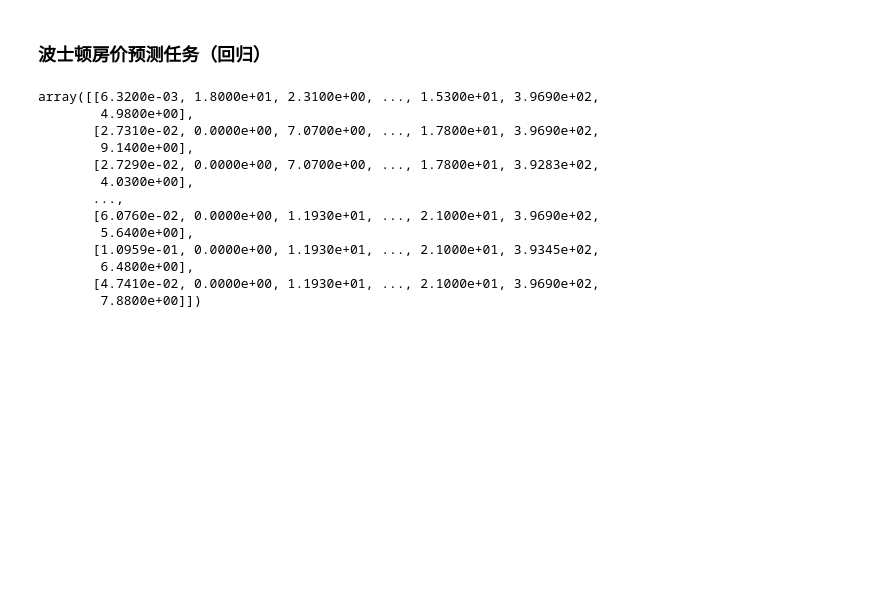
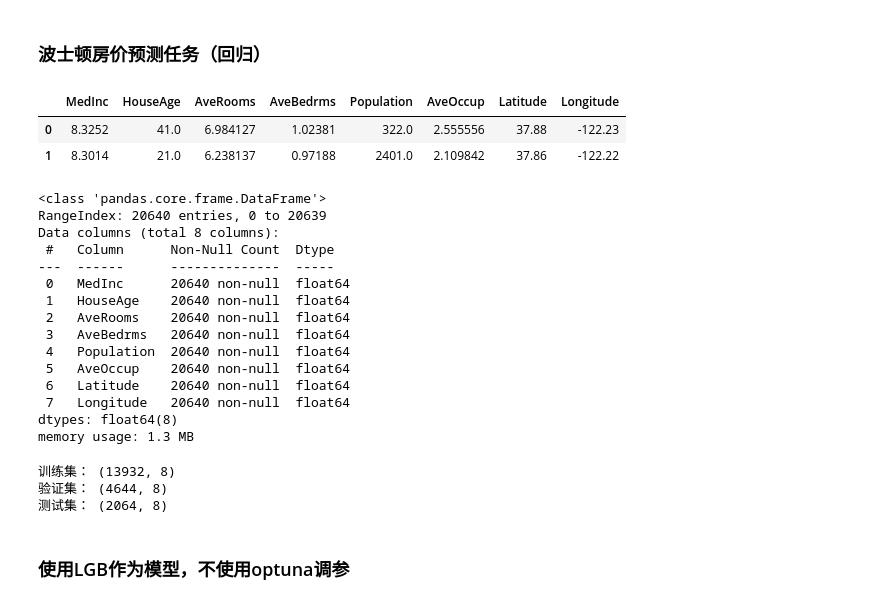
Before and after one commit to ben1234560/AiLearning-Theory-Applying, a Jupyter notebook: 竞赛优胜技巧/AutoAI Tools.ipynb, the cells around one changed output. Cells and saved outputs as stored; diff of their text form; code cells hidden in the pictures; blank space fills up the shorter version.

```diff
--- a/竞赛优胜技巧/AutoAI Tools.ipynb
+++ b/竞赛优胜技巧/AutoAI Tools.ipynb
@@ -25,16 +17,0 @@ print(y)
-# %%
-data.data
-# %% [output]
-array([[6.3200e-03, 1.8000e+01, 2.3100e+00, ..., 1.5300e+01, 3.9690e+02,
-        4.9800e+00],
-       [2.7310e-02, 0.0000e+00, 7.0700e+00, ..., 1.7800e+01, 3.9690e+02,
-        9.1400e+00],
-       [2.7290e-02, 0.0000e+00, 7.0700e+00, ..., 1.7800e+01, 3.9283e+02,
-        4.0300e+00],
-       ...,
-       [6.0760e-02, 0.0000e+00, 1.1930e+01, ..., 2.1000e+01, 3.9690e+02,
-        5.6400e+00],
-       [1.0959e-01, 0.0000e+00, 1.1930e+01, ..., 2.1000e+01, 3.9345e+02,
-        6.4800e+00],
-       [4.7410e-02, 0.0000e+00, 1.1930e+01, ..., 2.1000e+01, 3.9690e+02,
-        7.8800e+00]])
@@ -43,3 +18,44 @@ array([[6.3200e-03, 1.8000e+01, 2.3100e+00, ..., 1.5300e+01, 3.9690e+02,
 # %%
-from sklearn.datasets import fetch_covtype
-data = fetch_covtype()
+from sklearn.datasets import fetch_california_housing
+data = fetch_california_housing()
+X, y = data['data'], data['target']
+# %%
+X = pd.DataFrame(X,columns=data.feature_names)
+X.head(2)
+# %% [output]
+|  | MedInc | HouseAge | AveRooms | AveBedrms | Population | AveOccup | Latitude | Longitude |
+| 0 | 8.3252 | 41.0 | 6.984127 | 1.02381 | 322.0 | 2.555556 | 37.88 | -122.23 |
+| 1 | 8.3014 | 21.0 | 6.238137 | 0.97188 | 2401.0 | 2.109842 | 37.86 | -122.22 |
+# %%
+X.info()
+# %% [output]
+<class 'pandas.core.frame.DataFrame'>
+RangeIndex: 20640 entries, 0 to 20639
+Data columns (total 8 columns):
+ #   Column      Non-Null Count  Dtype
+---  ------      --------------  -----
+ 0   MedInc      20640 non-null  float64
+ 1   HouseAge    20640 non-null  float64
+ 2   AveRooms    20640 non-null  float64
+ 3   AveBedrms   20640 non-null  float64
+ 4   Population  20640 non-null  float64
+ 5   AveOccup    20640 non-null  float64
+ 6   Latitude    20640 non-null  float64
+ 7   Longitude   20640 non-null  float64
+dtypes: float64(8)
+memory usage: 1.3 MB
+# %%
+# 切分训练和测试集
+train_valid_x, test_x, train_valid_y, test_y = train_test_split(X, y,random_state=42,test_size=0.1)
+
+# 切分训练和验证集
+train_x, valid_x, train_y, valid_y = train_test_split(train_valid_x, train_valid_y,random_state=42)
+print('训练集：',train_x.shape)
+print('验证集：',valid_x.shape)
+print('测试集：', test_x.shape)
+# %% [output]
+训练集： (13932, 8)
+验证集： (4644, 8)
+测试集： (2064, 8)
+# %% [markdown]
+### 使用LGB作为模型，不使用optuna调参
```
Also changed, not shown: parts of 15 cells of this notebook.
